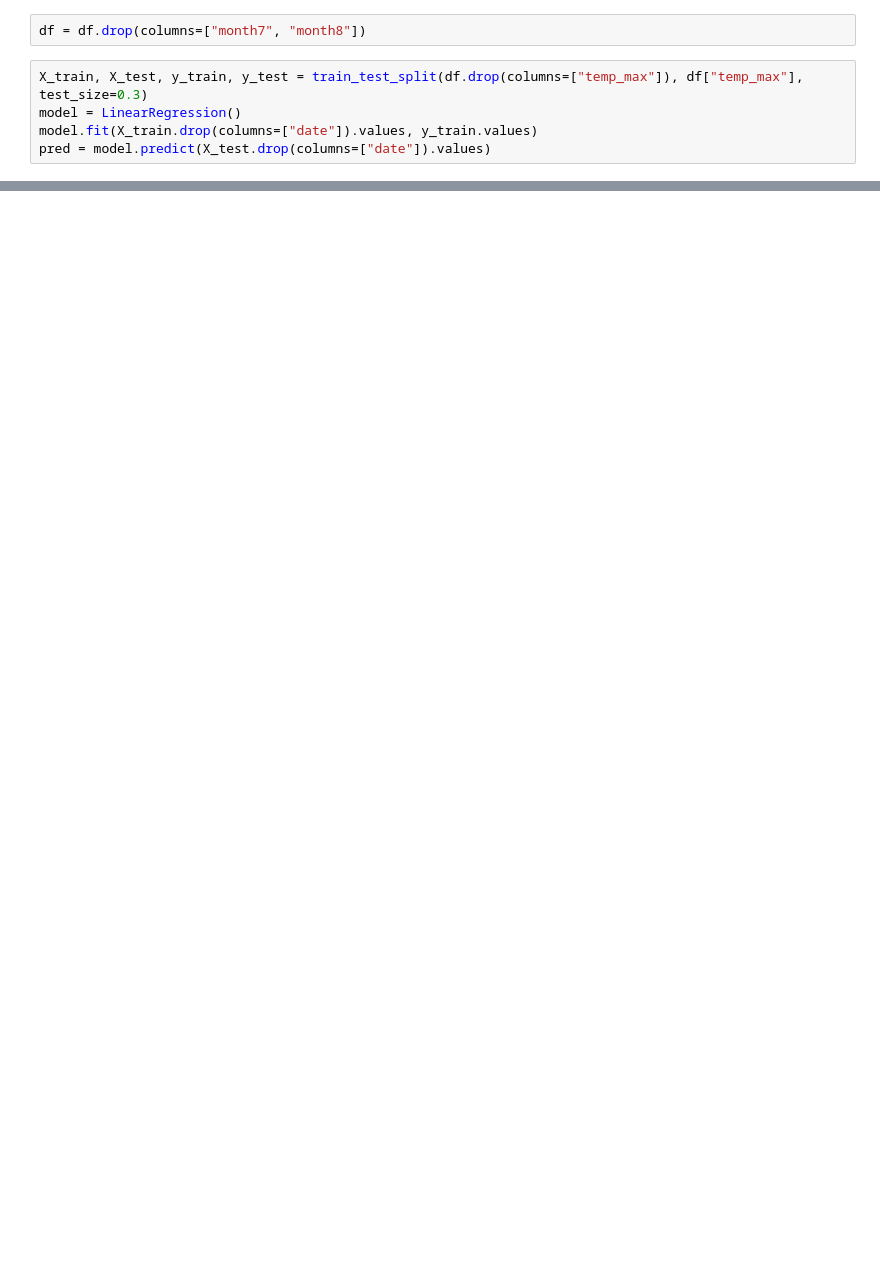
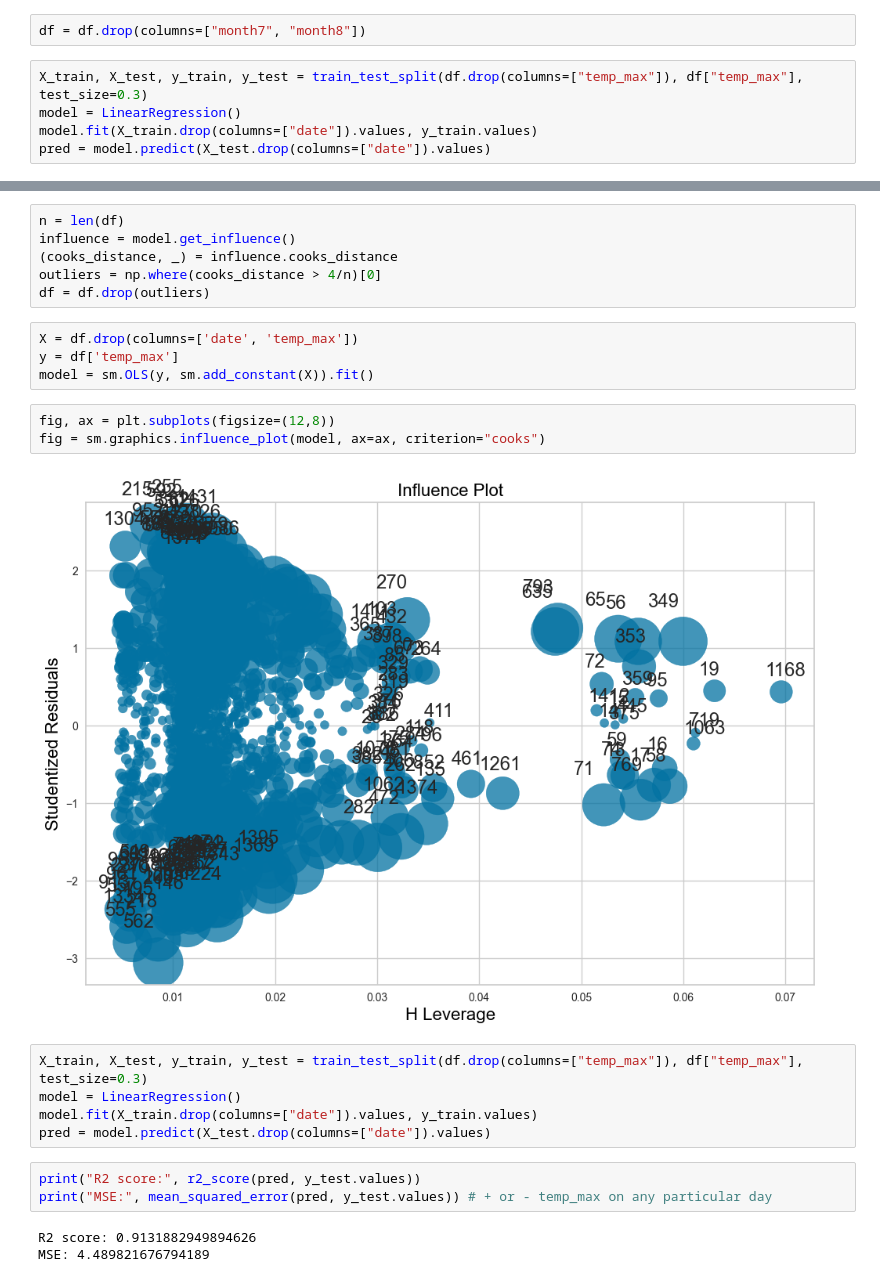
Before and after one commit to DSS3113/ApplyAI-Group-6, a Jupyter notebook: updated_lin_reg.ipynb, the cells around one changed output, grey strips where cells are left out. Cells and saved outputs as stored; diff of their text form; blank space fills up the shorter version.

```diff
--- a/updated_lin_reg.ipynb
+++ b/updated_lin_reg.ipynb
@@ -138,0 +149,26 @@ MSE: 5.965669128108157
+# %%
+n = len(df)
+influence = model.get_influence()
+(cooks_distance, _) = influence.cooks_distance
+outliers = np.where(cooks_distance > 4/n)[0]
+df = df.drop(outliers)
+# %%
+X = df.drop(columns=['date', 'temp_max'])
+y = df['temp_max']
+model = sm.OLS(y, sm.add_constant(X)).fit()
+# %%
+fig, ax = plt.subplots(figsize=(12,8))
+fig = sm.graphics.influence_plot(model, ax=ax, criterion="cooks")
+# %% [output]
+[figure, added]
+# %%
+X_train, X_test, y_train, y_test = train_test_split(df.drop(columns=["temp_max"]), df["temp_max"], test_size=0.3)
+model = LinearRegression()
+model.fit(X_train.drop(columns=["date"]).values, y_train.values)
+pred = model.predict(X_test.drop(columns=["date"]).values)
+# %%
+print("R2 score:", r2_score(pred, y_test.values))
+print("MSE:", mean_squared_error(pred, y_test.values)) # + or - temp_max on any particular day
+# %% [output]
+R2 score: 0.9131882949894626
+MSE: 4.489821676794189
```
Also changed, not shown: parts of 9 cells of this notebook.
